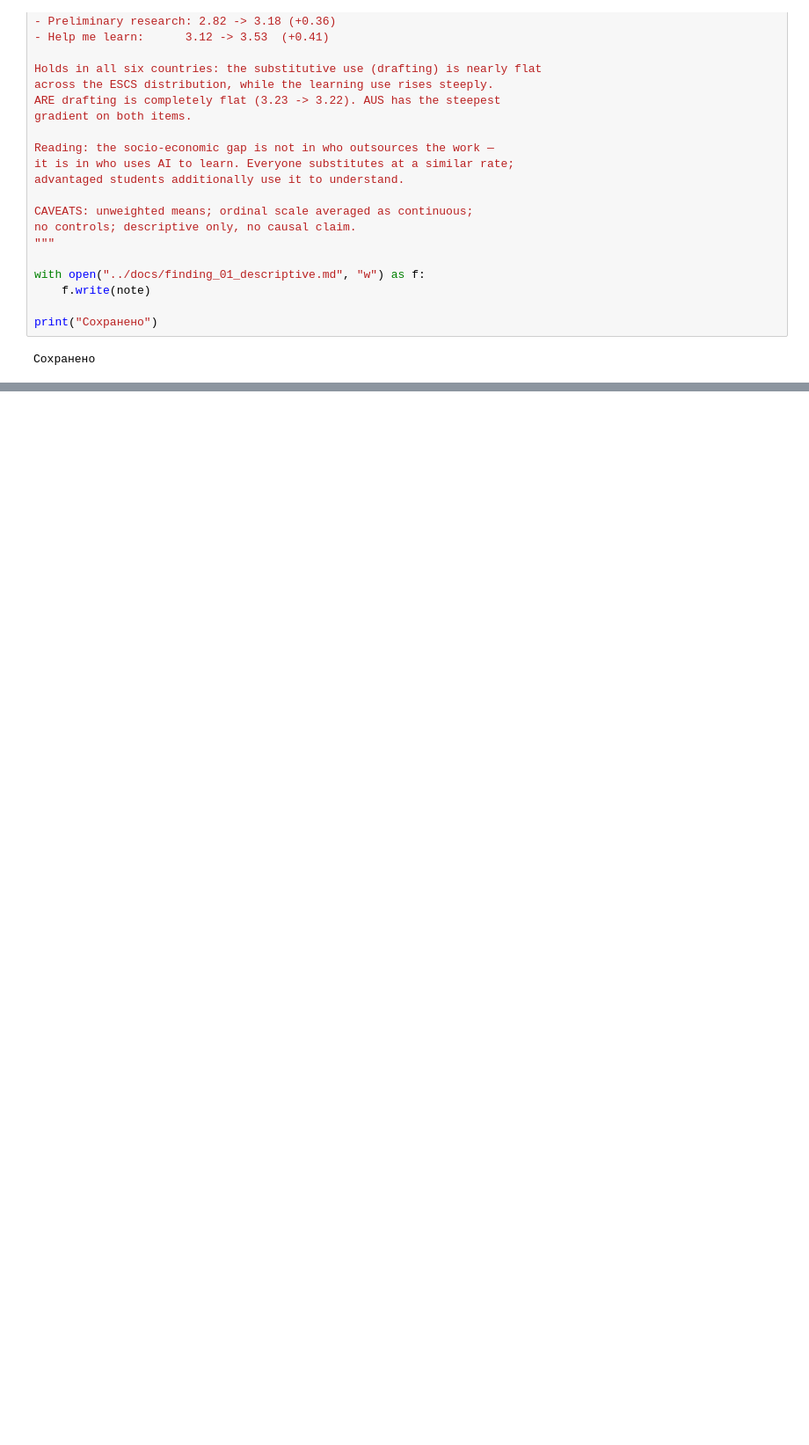
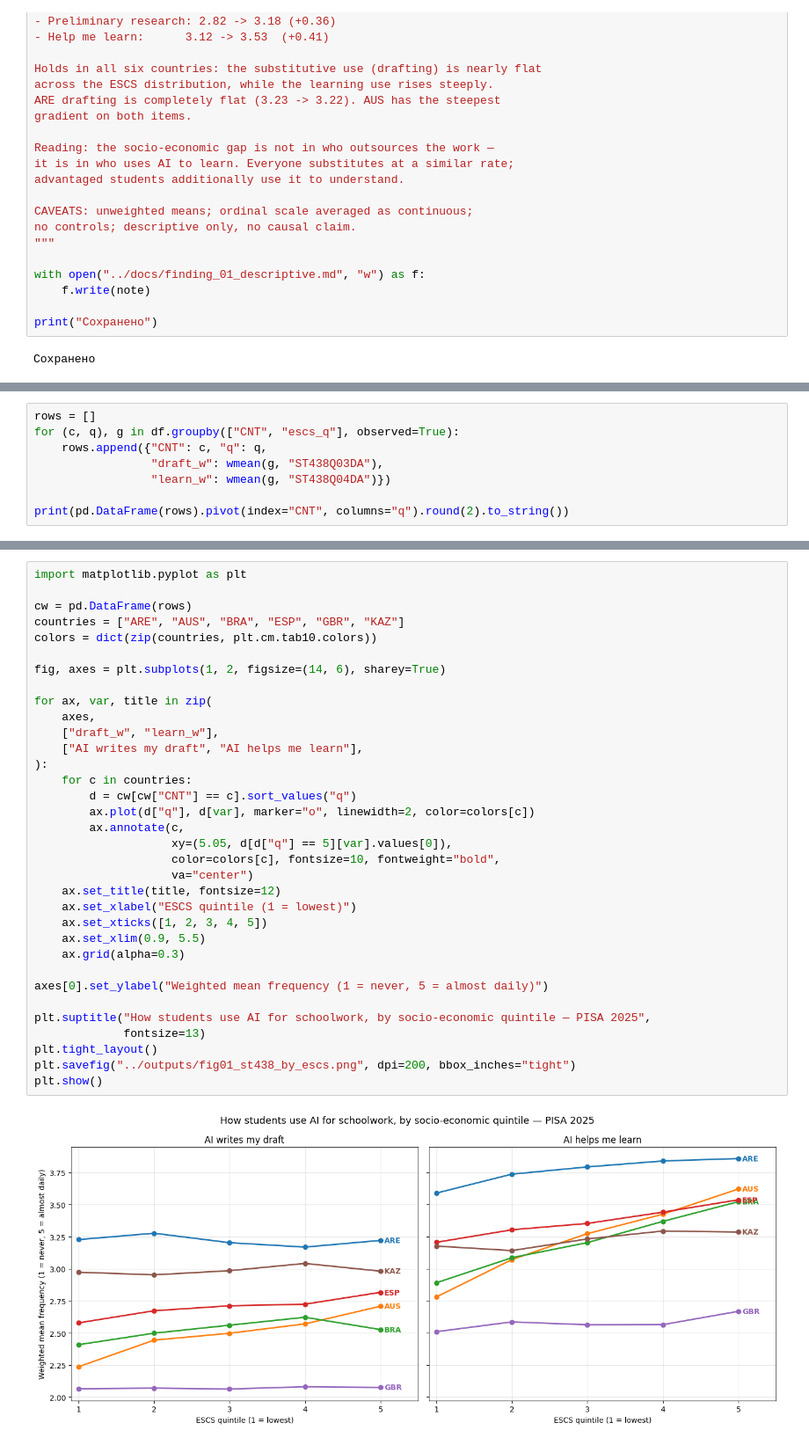
Before and after one commit to massimdaria-app/pisa2025-ai-skill-gaps, a Jupyter notebook: notebooks/01_explore.ipynb, the cells around one changed output, grey strips where cells are left out. Shown at 88% size. Cells and saved outputs as stored; diff of their text form; blank space fills up the shorter version.

```diff
--- a/notebooks/01_explore.ipynb
+++ b/notebooks/01_explore.ipynb
@@ -377,0 +435,8 @@ print("Сохранено")
+# %%
+rows = []
+for (c, q), g in df.groupby(["CNT", "escs_q"], observed=True):
+    rows.append({"CNT": c, "q": q,
+                 "draft_w": wmean(g, "ST438Q03DA"),
+                 "learn_w": wmean(g, "ST438Q04DA")})
+
+print(pd.DataFrame(rows).pivot(index="CNT", columns="q").round(2).to_string())
@@ -377,0 +459,36 @@ print("Сохранено")
+# %%
+import matplotlib.pyplot as plt
+
+cw = pd.DataFrame(rows)
+countries = ["ARE", "AUS", "BRA", "ESP", "GBR", "KAZ"]
+colors = dict(zip(countries, plt.cm.tab10.colors))
+
+fig, axes = plt.subplots(1, 2, figsize=(14, 6), sharey=True)
+
+for ax, var, title in zip(
+    axes,
+    ["draft_w", "learn_w"],
+    ["AI writes my draft", "AI helps me learn"],
+):
+    for c in countries:
+        d = cw[cw["CNT"] == c].sort_values("q")
+        ax.plot(d["q"], d[var], marker="o", linewidth=2, color=colors[c])
+        ax.annotate(c,
+                    xy=(5.05, d[d["q"] == 5][var].values[0]),
+                    color=colors[c], fontsize=10, fontweight="bold",
+                    va="center")
+    ax.set_title(title, fontsize=12)
+    ax.set_xlabel("ESCS quintile (1 = lowest)")
+    ax.set_xticks([1, 2, 3, 4, 5])
+    ax.set_xlim(0.9, 5.5)
+    ax.grid(alpha=0.3)
+
+axes[0].set_ylabel("Weighted mean frequency (1 = never, 5 = almost daily)")
+
+plt.suptitle("How students use AI for schoolwork, by socio-economic quintile — PISA 2025",
+             fontsize=13)
+plt.tight_layout()
+plt.savefig("../outputs/fig01_st438_by_escs.png", dpi=200, bbox_inches="tight")
+plt.show()
+# %% [output]
+[figure, added]
```
Also changed, not shown: parts of 7 cells of this notebook, 5 other files.
